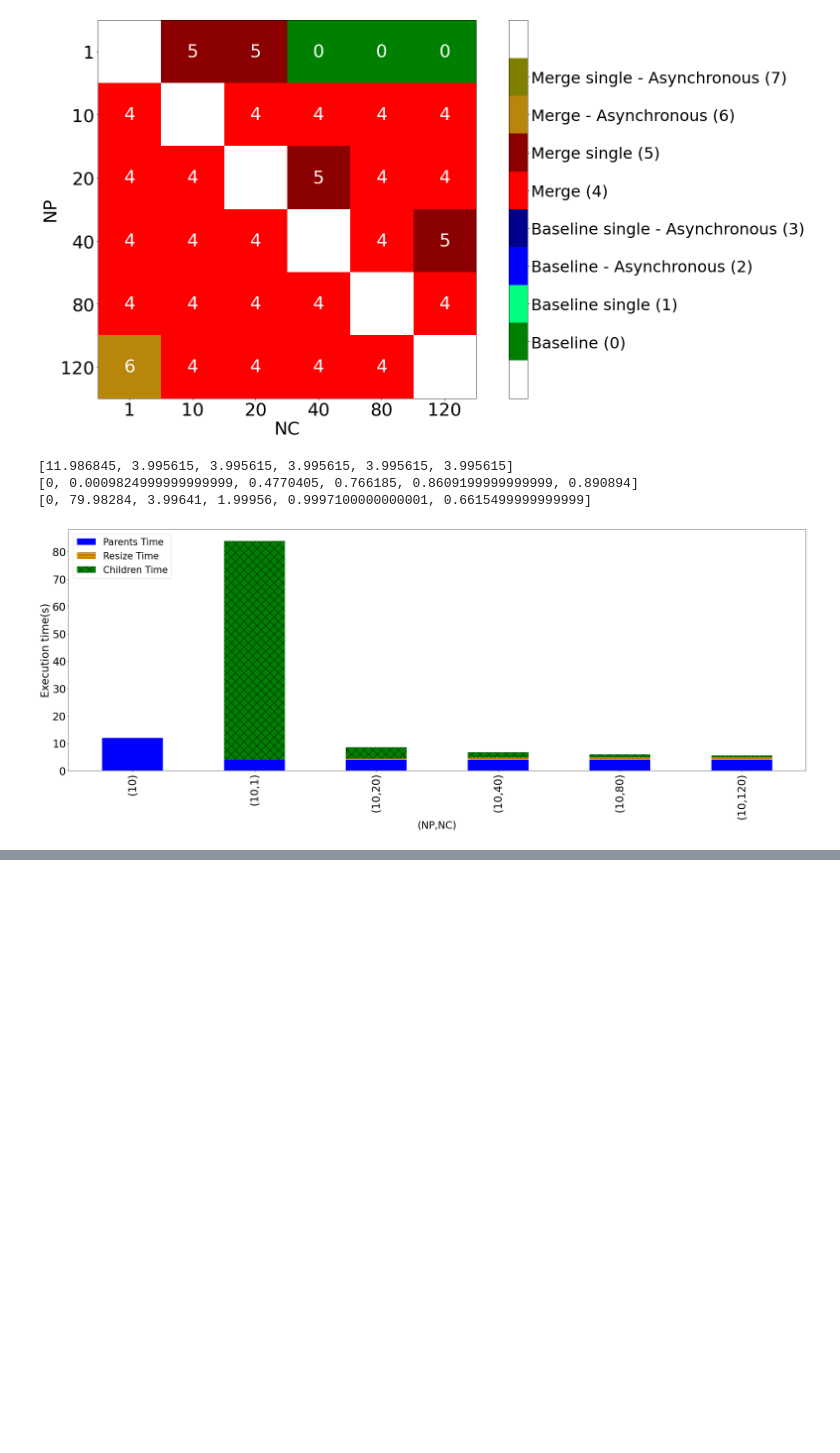
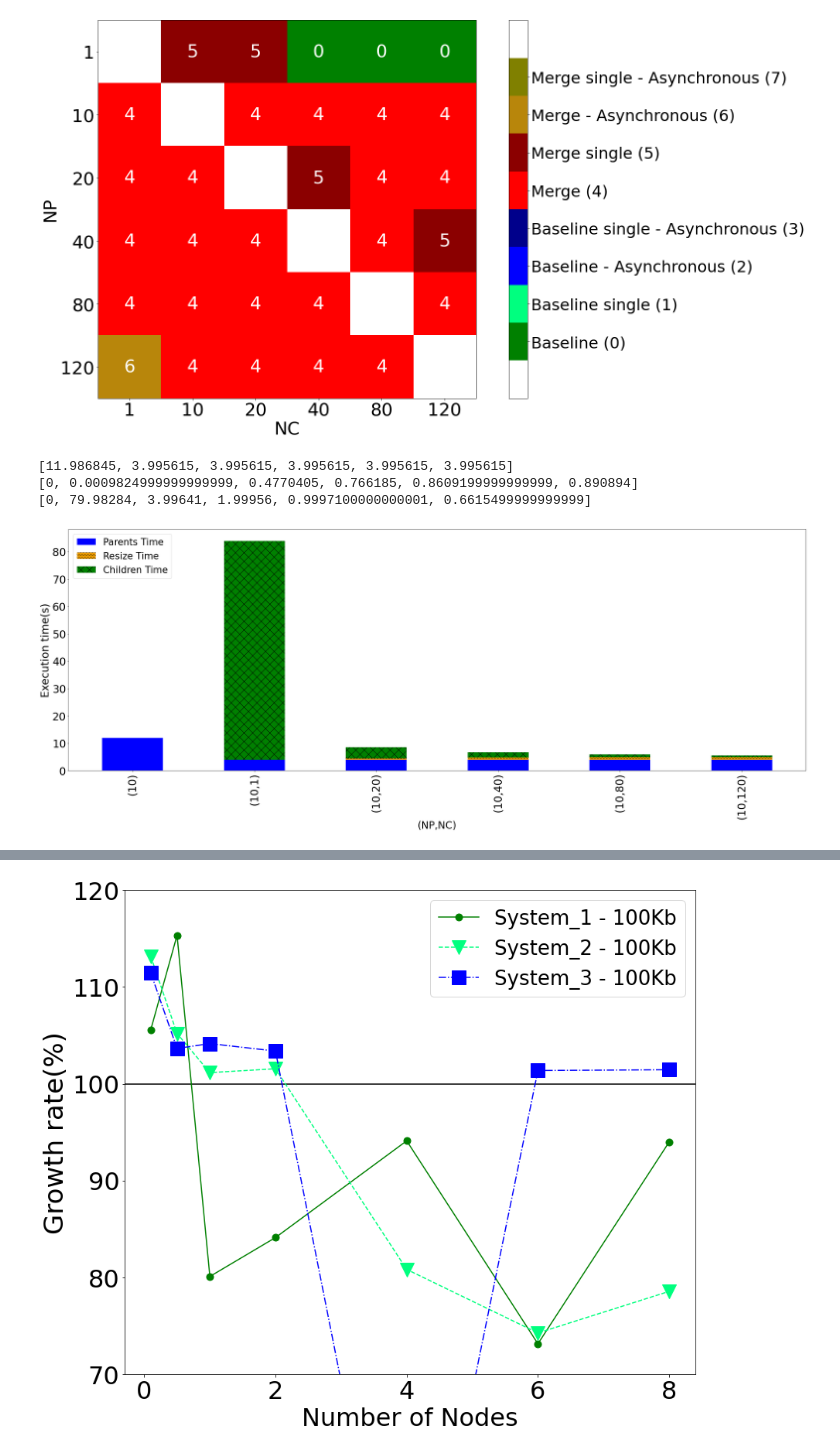
Before and after one commit to hpca-uji/Proteo, a Jupyter notebook: Analysis/analyser.ipynb, the cells around one changed output, grey strips where cells are left out. Cells and saved outputs as stored; diff of their text form; code cells hidden in the pictures; blank space fills up the shorter version.

```diff
--- a/Analysis/analyser.ipynb
+++ b/Analysis/analyser.ipynb
@@ -1583,3 +1577,75 @@ f.savefig("Images/malleabilityTest.png", format="png")
+# %%
+processes = [2,10,20,40,80,120,160]
+aux_cores = 20
+title_y="Growth rate(%)"
+title_x="Number of Nodes"
+aux_labels = ['System_1 - 100Kb', 'System_1 - 10Mb', 'System_1 - 1Gb', 'System_2 - 100Kb', 'System_2 - 10Mb', 'System_2 - 1Gb', 'System_3 - 100Kb', 'System_3 - 10Mb', 'System_3 - 1Gb']
+data1 = [105.60, 115.34, 80.08, 84.10, 94.10, 73.12, 93.98]
+data2 = [97.37, 104.83, 98.73, 98.90, 94.63, 95.37, 98.02]
+data3 = [98.55, 97.01, 97.88, 99.05, 102.10, 98.74, 97.85]
+data4 = [113.15, 105.19, 101.15, 101.55, 80.81, 74.24, 78.54]
+data5 = [100.60, 99.13, 99.95, 96.98, 106.92, 84.42, 89.66]
+data6 = [98.88, 100.26, 100.05, 117.63, 103.59, 100.41, 106.25]
+data7 = [111.45, 103.65, 104.15, 103.38, 35.09, 101.37, 101.45]
+data8 = [101.44, 99.65, 99.24, 100.66, 105.61, 101.14, 101.67]
+data9 = [101.07, 99.99, 102.25, 100.46, 100.91, 100.53, 102.18]
+
+error1 = [1.51E-01, 2.09E-01, 4.80E-01, 3.93E-01, 2.68E-01, 1.45E-01, 2.35E-01]
+error2 = [1.86E-02, 6.31E-02, 7.68E-02, 1.10E-01, 8.33E-02, 5.99E-02, 6.94E-02]
+error3 = [1.83E-02, 8.26E-02, 3.11E-02, 2.86E-02, 4.14E-02, 3.26E-02, 3.73E-02]
+error4 = [2.23E-02, 6.10E-03, 4.08E-03, 6.32E-03, 4.99E-02, 9.55E-02, 1.01E-01]
+error5 = [1.21E-02, 1.61E-02, 8.52E-03, 3.12E-02, 1.15E-01, 5.49E-02, 4.70E-02]
+error6 = [2.46E-02, 5.21E-03, 1.34E-03, 1.16E-01, 6.07E-02, 1.12E-02, 7.64E-02]
+error7 = [3.71E-02, 3.67E-03, 3.89E-03, 3.48E-02, 3.76E-03, 1.03E-02, 7.90E-03]
+error8 = [1.79E-02, 5.02E-03, 6.63E-03, 2.94E-03, 5.25E-02, 1.67E-02, 8.36E-03]
+error9 = [7.47E-03, 2.25E-03, 1.64E-02, 5.94E-03, 2.85E-02, 3.22E-03, 2.54E-02]
+
+#data_x = [data1, data2, data3, data4, data5, data6, data7, data8, data9]
+#error_x = [error1, error2, error3, error4, error5, error6, error7, error8, error9]
+
+data_x = [data1, data4, data7]
+error_x = [error1, error2, error3]
+aux_labels = ['System_1 - 100Kb', 'System_2 - 100Kb', 'System_3 - 100Kb']
+
+#data_x = [data2, data5, data8]
+#error_x = [error4, error5, error6]
+#aux_labels = ['System_1 - 10Mb', 'System_2 - 10Mb', 'System_3 - 10Mb']
+
+#data_x = [data3, data6, data9]
+#error_x = [error7, error8, error9]
+#aux_labels = ['System_1 - 1Gb', 'System_2 - 1Gb', 'System_3 - 1Gb']
+
+style_aux=0
+
+nodes = []
+for i in range(len(processes)):
+    nodes.append(processes[i]/aux_cores)
+
+f=plt.figure(figsize=(12, 10))
+ax=f.add_subplot(111)
+
+for i in range(len(data_x)):
+    ax.errorbar(nodes, data_x[i], color=colors_spawn[i%9], linestyle=linestyle_spawn[i%4], \
+                marker=markers_spawn[i%9], markersize=18, label=aux_labels[i])
+    #ax.errorbar(nodes, data_x[i], yerr=error_x[i], color=colors_spawn[i%8], linestyle=linestyle_spawn[i%4], \
+    #            marker=markers_spawn[i%8], markersize=18, label=aux_labels[i])
+    #ax.errorbar(nodes, data_x[i], yerr=error_x[i], color=colors_spawn[i%8], linestyle=linestyle_spawn[i%4], \
+     #           label=aux_labels[i])
+ax.axhline((100), color='black')
+
+ax.set_ylabel(title_y, fontsize=34)
+ax.set_xlabel(title_x, fontsize=32)
+
+ax.tick_params(axis='both', which='major', labelsize=32)
+ax.tick_params(axis='both', which='minor', labelsize=30)
+plt.legend(loc='best', fontsize=26)
+
+
+f.tight_layout()
+ax.set_ylim(70,120)
+f.savefig("Images/malleabilityTest.png", format="png")
+# %% [output]
+[figure, added]
 # %%
 processes = [2,10,20,40,80,120,160]
 aux_cores = 20
```
Also changed, not shown: parts of 5 cells of this notebook.
